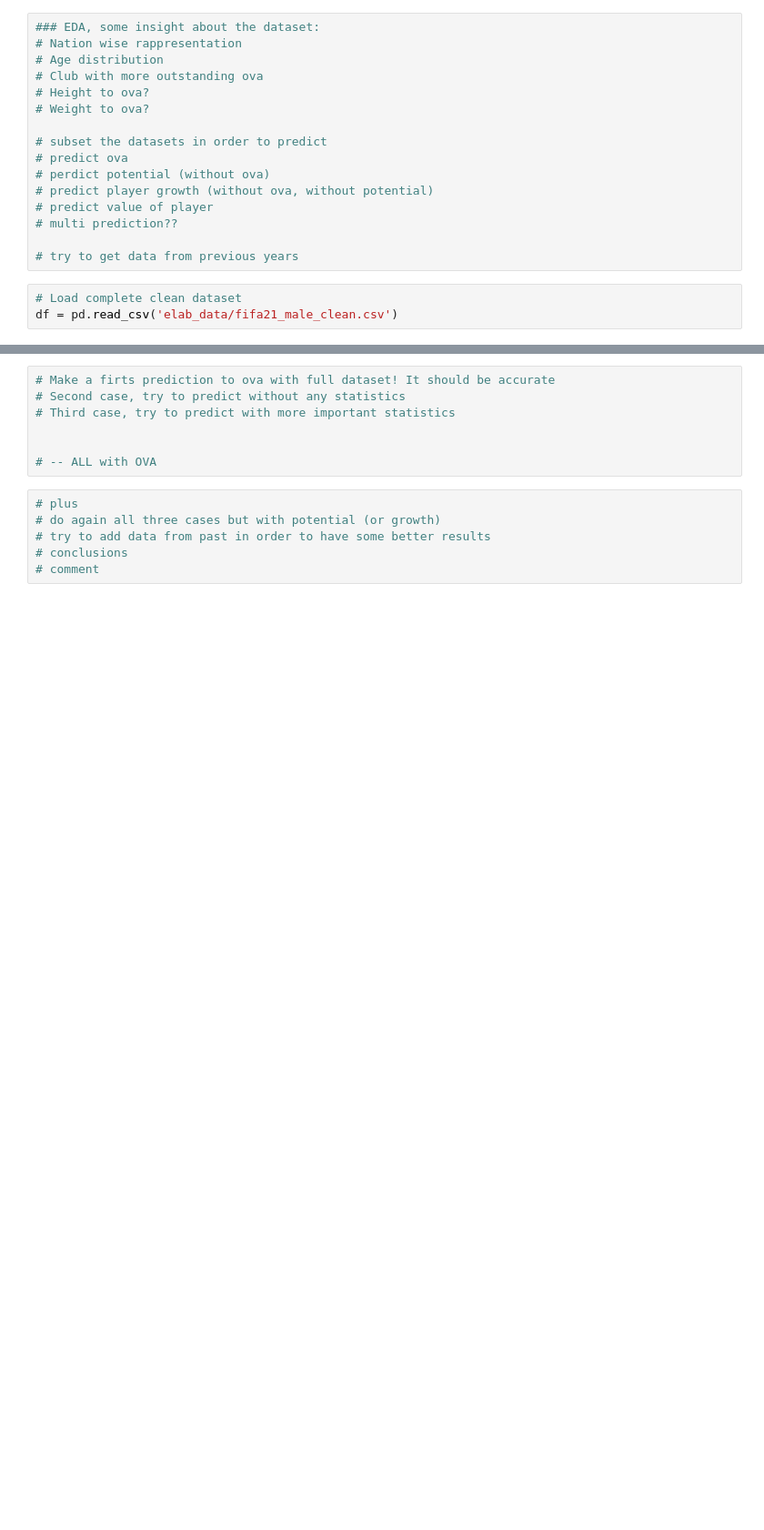
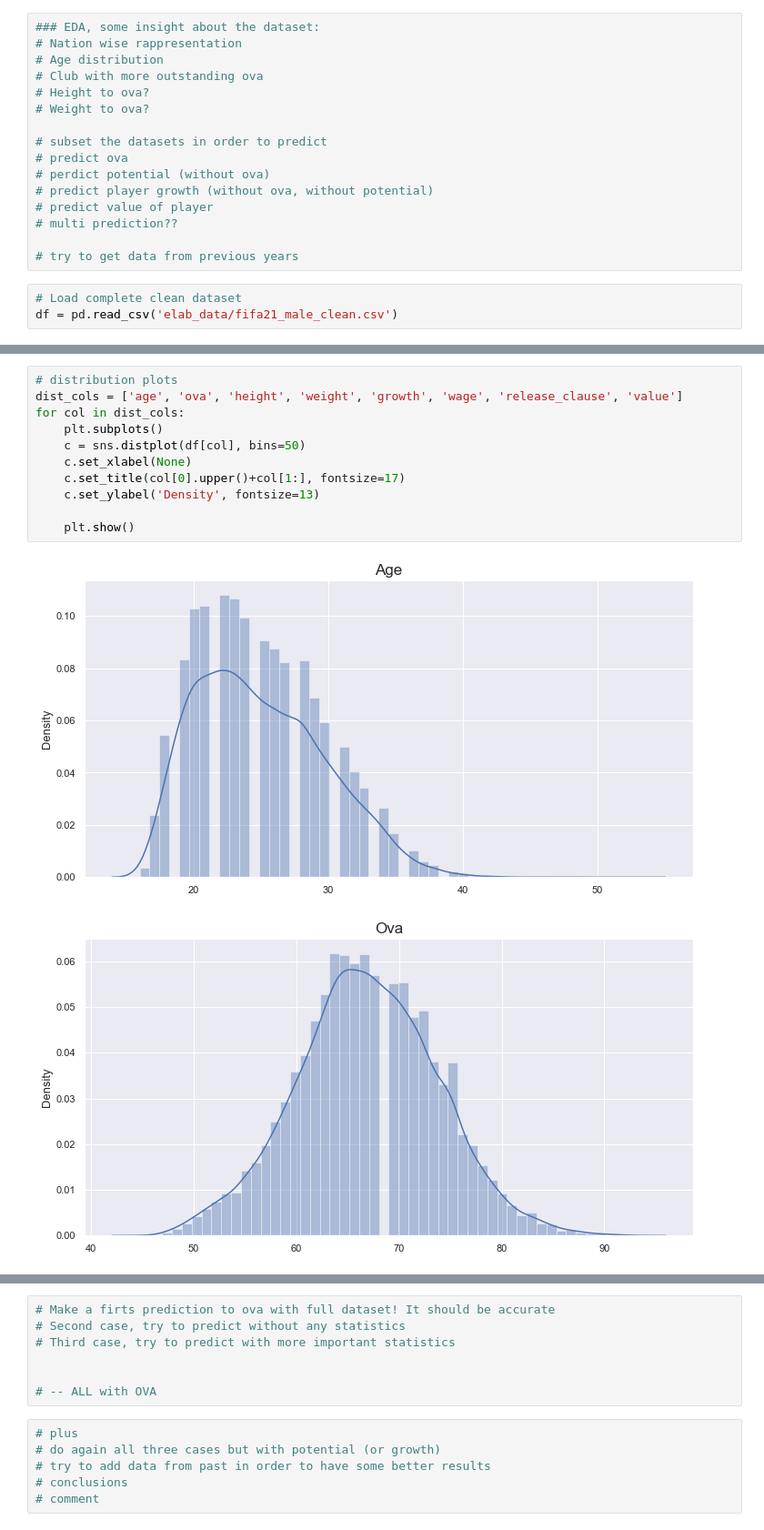
Before and after one commit to Edoardo1996/data_mid_bootcamp_project_FIFA_MoneyBall, a Jupyter notebook: main.ipynb, the cells around one changed output, grey strips where cells are left out. Shown at 91% size. Cells and saved outputs as stored; diff of their text form; blank space fills up the shorter version.

```diff
--- a/main.ipynb
+++ b/main.ipynb
@@ -387,0 +368,14 @@ df.corr(method='pearson')[(df.corr() > 0.5) | (df.corr() < -0.5)]
+# %%
+# distribution plots
+dist_cols = ['age', 'ova', 'height', 'weight', 'growth', 'wage', 'release_clause', 'value']
+for col in dist_cols:
+    plt.subplots()
+    c = sns.distplot(df[col], bins=50)
+    c.set_xlabel(None)
+    c.set_title(col[0].upper()+col[1:], fontsize=17)
+    c.set_ylabel('Density', fontsize=13)
+
+    plt.show()
+# %% [output]
+[figure, added]
+[figure, added]
```
Also changed, not shown: parts of 27 cells of this notebook, 2 other files.
